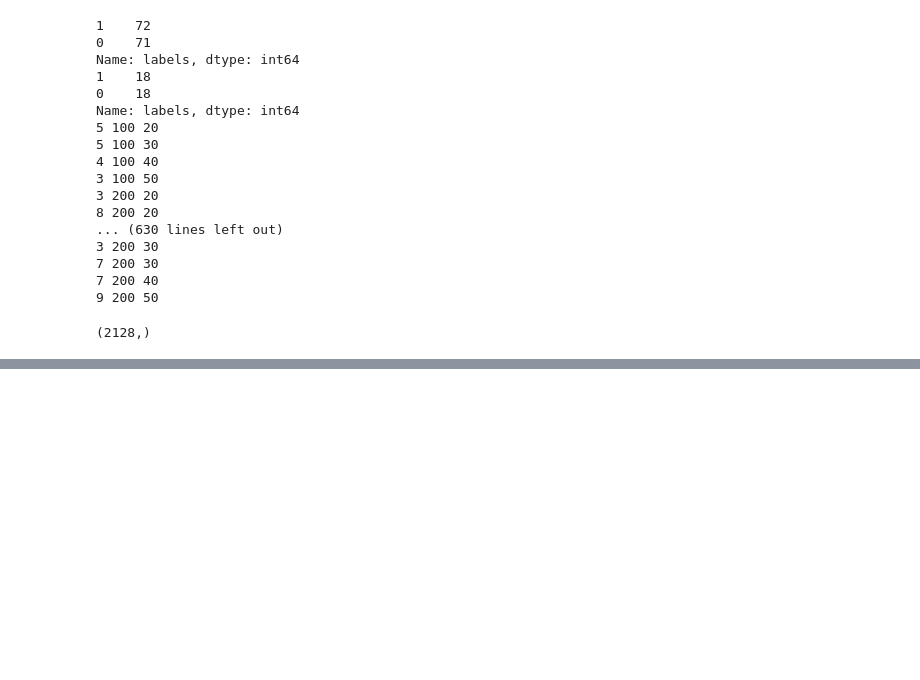
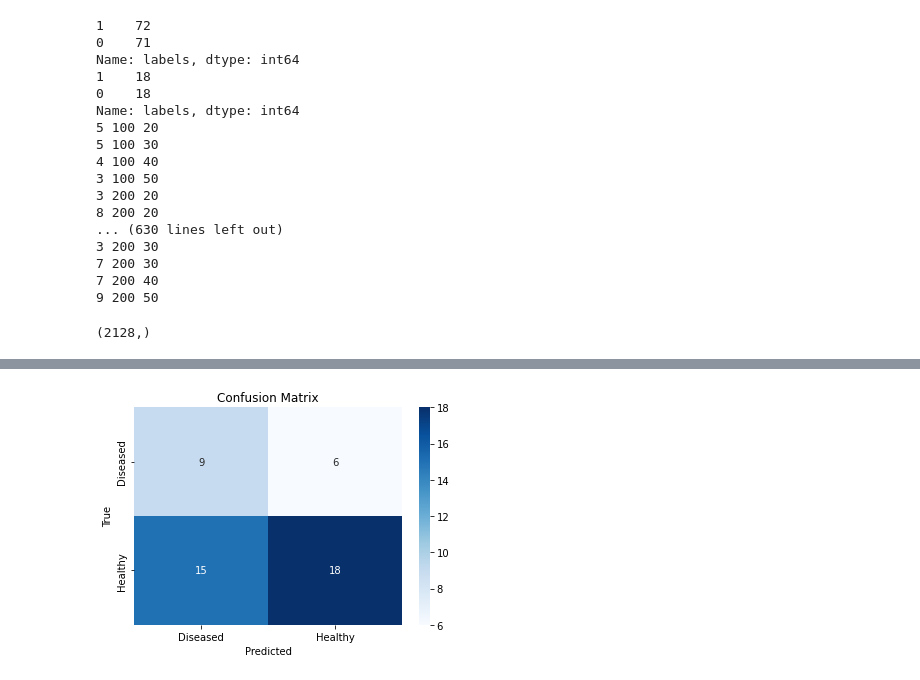
Before and after one commit to AI4VSLab/Embeddings, a Jupyter notebook: Supervised Techniques.ipynb, the cells around one changed output, grey strips where cells are left out. Cells and saved outputs as stored; diff of their text form; code cells hidden in the pictures; blank space fills up the shorter version.

```diff
--- a/Supervised Techniques.ipynb
+++ b/Supervised Techniques.ipynb
@@ -615,0 +857,7 @@ y_new = np.concatenate((y_train, y_synthetic))
+# %%
+y_pred = model_one_feature.predict(X_test)
+
+rounded = [int(round(x[0])) for x in y_pred]
+from sklearn.metrics import accuracy_score
+a = accuracy_score(rounded,y_test)
+print('Accuracy is:', a*100)
@@ -615,0 +897,14 @@ y_new = np.concatenate((y_train, y_synthetic))
+# %%
+cm = confusion_matrix(rounded, y_test)
+labels = ['Diseased', 'Healthy']
+
+sns.heatmap(cm, annot=True, cmap='Blues', fmt='g', xticklabels=labels, yticklabels=labels)
+
+# Add labels and title
+plt.xlabel('Predicted')
+plt.ylabel('True')
+plt.title('Confusion Matrix')
+
+plt.show()
+# %% [output]
+[figure, added]
```
Also changed, not shown: parts of 29 cells of this notebook, 4 other files.
